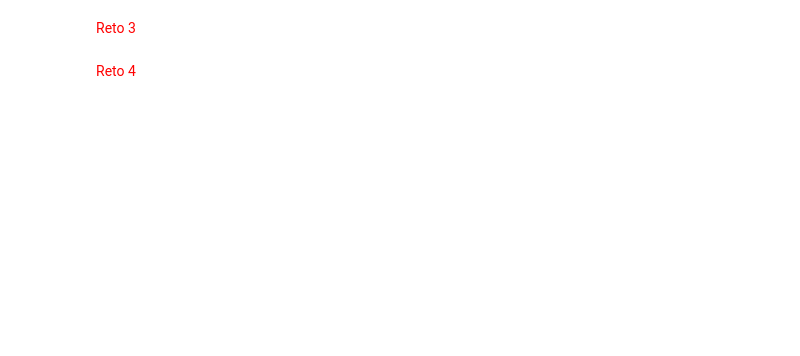
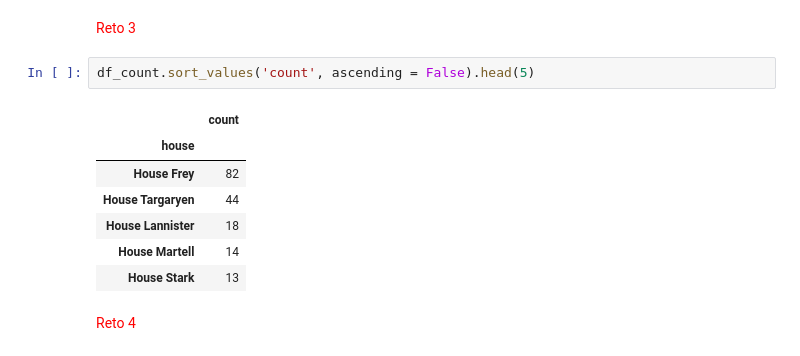
Before and after one commit to HajdukSanchezUEB/PandasTutorial, a Jupyter notebook: Introducción a Pandas.ipynb, the cells around one changed output. Cells and saved outputs as stored; diff of their text form; blank space fills up the shorter version.

```diff
--- a/Introducción a Pandas.ipynb
+++ b/Introducción a Pandas.ipynb
@@ -93,4 +194,14 @@ df_count
 # %% [markdown]
 <span style="color:red">Reto 3</span>
+# %%
+df_count.sort_values('count', ascending = False).head(5)
+# %% [output]
+|  | count |
+| house |  |
+| House Frey | 82 |
+| House Targaryen | 44 |
+| House Lannister | 18 |
+| House Martell | 14 |
+| House Stark | 13 |
 # %% [markdown]
 <span style="color:red">Reto 4</span>
```
Also changed, not shown: parts of 21 cells of this notebook, 1 other file.
